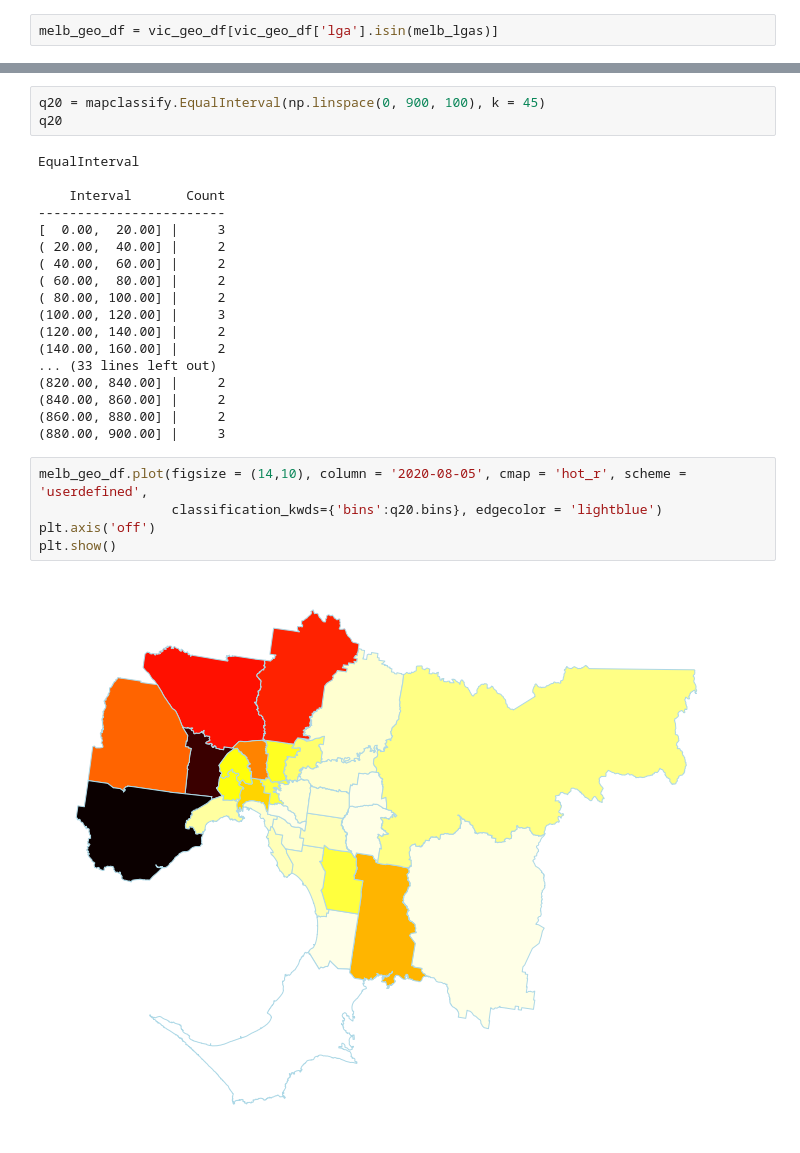
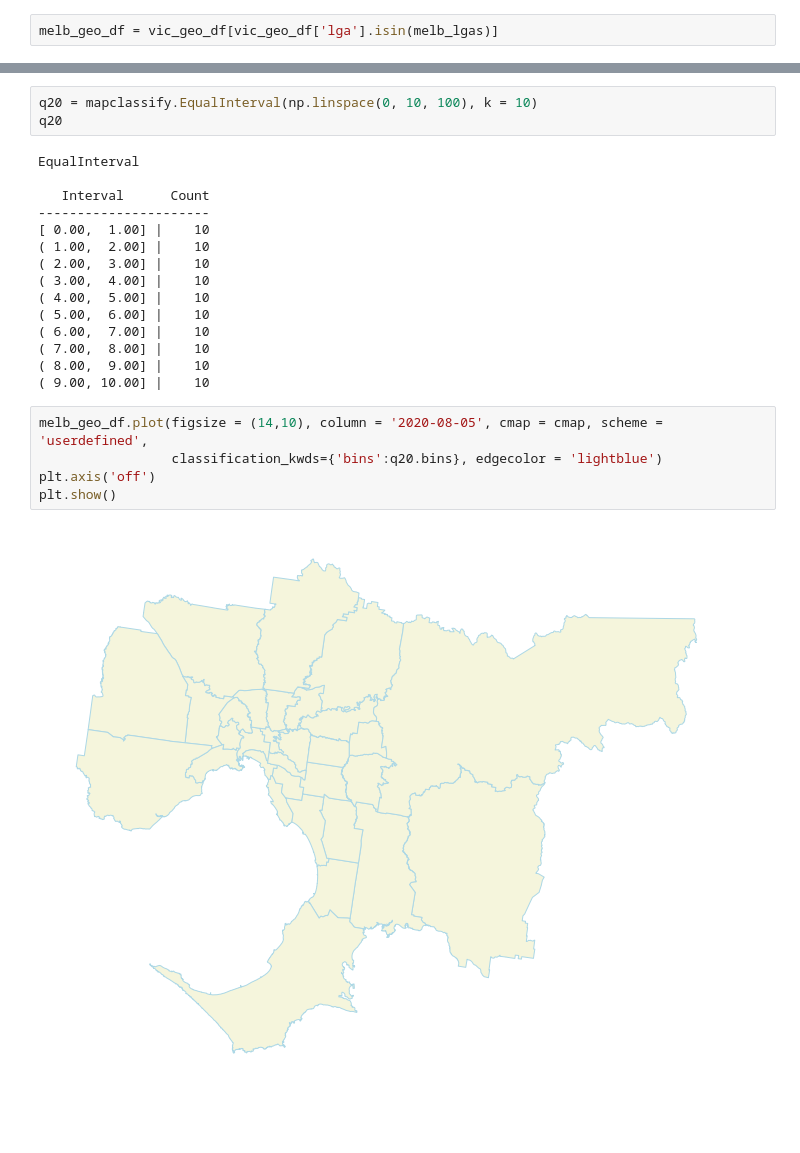
Before and after one commit to amanjit-gill-data/covid_vic_2020, a Jupyter notebook: notebooks/covid19_visualisation.ipynb, the cells around one changed output, grey strips where cells are left out. Saved outputs shown, nothing was run; the diff lists cells and outputs as text; blank space fills up the shorter version.

```diff
--- a/notebooks/covid19_visualisation.ipynb
+++ b/notebooks/covid19_visualisation.ipynb
@@ -71,29 +70,26 @@ melb_geo_df.head()
 # %%
-q20 = mapclassify.EqualInterval(np.linspace(0, 900, 100), k = 45)
+q20 = mapclassify.EqualInterval(np.linspace(0, 10, 100), k = 10)
 q20
 # %% [output]
 EqualInterval
 
-    Interval       Count
-------------------------
-[  0.00,  20.00] |     3
-( 20.00,  40.00] |     2
-( 40.00,  60.00] |     2
-( 60.00,  80.00] |     2
-( 80.00, 100.00] |     2
-(100.00, 120.00] |     3
-(120.00, 140.00] |     2
-(140.00, 160.00] |     2
-... (33 lines left out)
-(820.00, 840.00] |     2
-(840.00, 860.00] |     2
-(860.00, 880.00] |     2
-(880.00, 900.00] |     3
+   Interval      Count
+----------------------
+[ 0.00,  1.00] |    10
+( 1.00,  2.00] |    10
+( 2.00,  3.00] |    10
+( 3.00,  4.00] |    10
+( 4.00,  5.00] |    10
+( 5.00,  6.00] |    10
+( 6.00,  7.00] |    10
+( 7.00,  8.00] |    10
+( 8.00,  9.00] |    10
+( 9.00, 10.00] |    10
 # %%
-melb_geo_df.plot(figsize = (14,10), column = '2020-08-05', cmap = 'hot_r', scheme = 'userdefined',
+melb_geo_df.plot(figsize = (14,10), column = '2020-08-05', cmap = cmap, scheme = 'userdefined',
                  classification_kwds={'bins':q20.bins}, edgecolor = 'lightblue')
 plt.axis('off')
 plt.show()
 # %% [output]
-[figure, old version]
+[figure, new version]
 # %%
```
Also changed, not shown: parts of 4 cells of this notebook.
